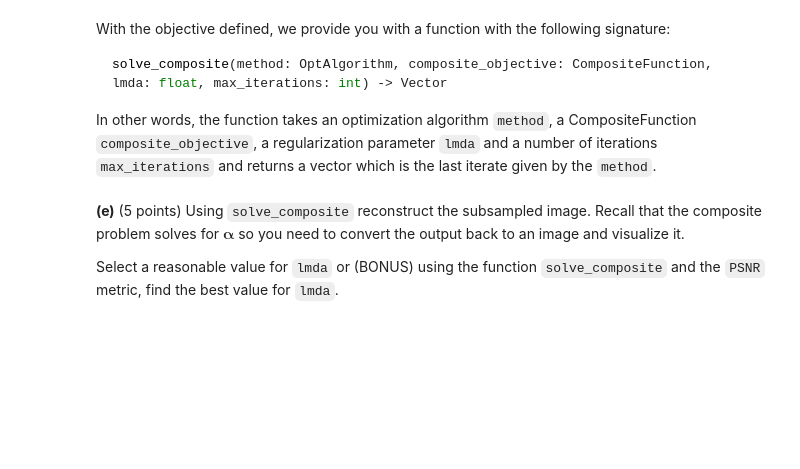
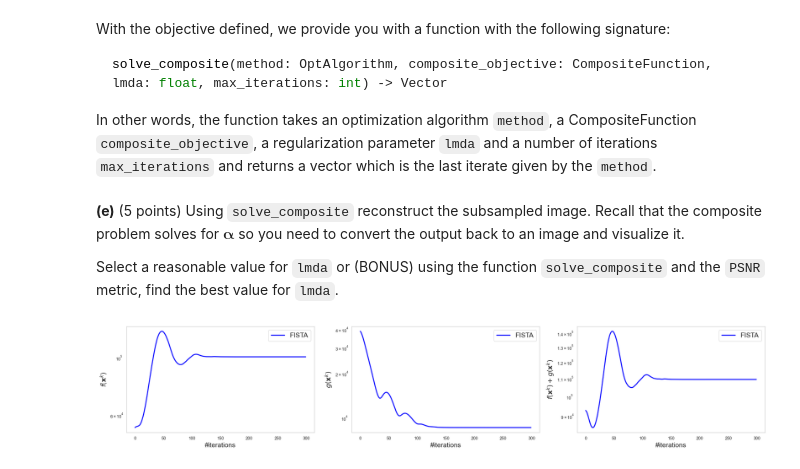
Before and after one commit to MarkoStc/mod_hw1, a Jupyter notebook: Part 4 - Proximal methods.ipynb, the cells around one changed output. Drawn from its saved outputs; the diff is of its cells as text; code cells hidden in the pictures; blank space fills up the shorter version.

```diff
--- a/Part 4 - Proximal methods.ipynb
+++ b/Part 4 - Proximal methods.ipynb
@@ -184,16 +360,16 @@ In the following cells we will define the optimization problems we need to solve
 
 __(a)__ (1 point) Using these provided functions, define the observed variable `b` in the cell below.
 # %%
-from lib.inpainting import P, P_T, W, W_
+from lib.inpainting import P, P_T, W, W_T
 
 x = image.reshape(-1) #flattened image
 
-b = #FILL
+b = P(x)
 # %% [markdown]
 __(b)__ (1 point) Now define the function `f_l1` as described earlier in the problem text.
 # %%
 mu = 1e-4 # Desired strong convexity of f
 def f_l1(alpha):
-    #FILL
+    return 1/2 * np.linalg.norm(b - P(W_T(alpha)))**2 + mu / 2 * np.linalg.norm(alpha)**2
 # %% [markdown]
 __(c)__ (1 point) Write the gradient of $f_{\ell_1}(\mathbf{\alpha})$.
@@ -203,2 +376,5 @@ def grad_f_l1(alpha):
+# %%
+def grad_f_l1(alpha):
+    return - W(P_T(b - P(W_T(alpha)))) + mu * alpha
 # %% [markdown]
 __(d)__ (1 points) Find the Lipschitz constant of $\nabla_\mathbf{\alpha} f_{\ell_1}(\mathbf{\alpha})$ analytically and fill it in the cell below.
@@ -207,3 +434,5 @@ lips_grad_f_l1 = #FILL
+# %%
+lips_grad_f_l1 = 1 + mu
 # %% [markdown]
 We have all the necessary ingredients to define the smooth part of our composite objective:
 # %%
@@ -236,2 +461,11 @@ image_out =
+# %%
+lmda = 0.01
+max_iterations = 300
+
+output = solve_composite(FISTA, composite_objective, lmda=lmda, max_iterations=max_iterations)
+flat_image_out = W_T(output)
+image_out = flat_image_out.reshape(image.shape)
+# %% [output]
+[figure, added]
 # %%
 show(true = image, subsampled=subsampled, estimated=image_out)
```
Also changed, not shown: parts of 27 cells of this notebook.
